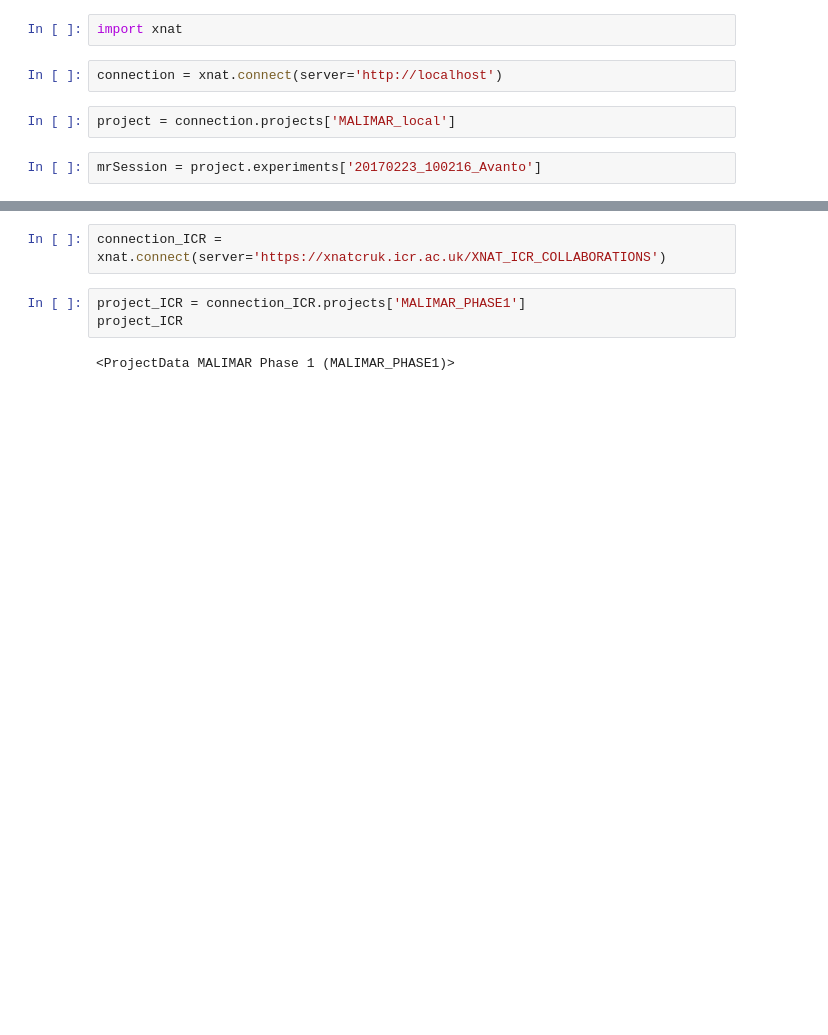
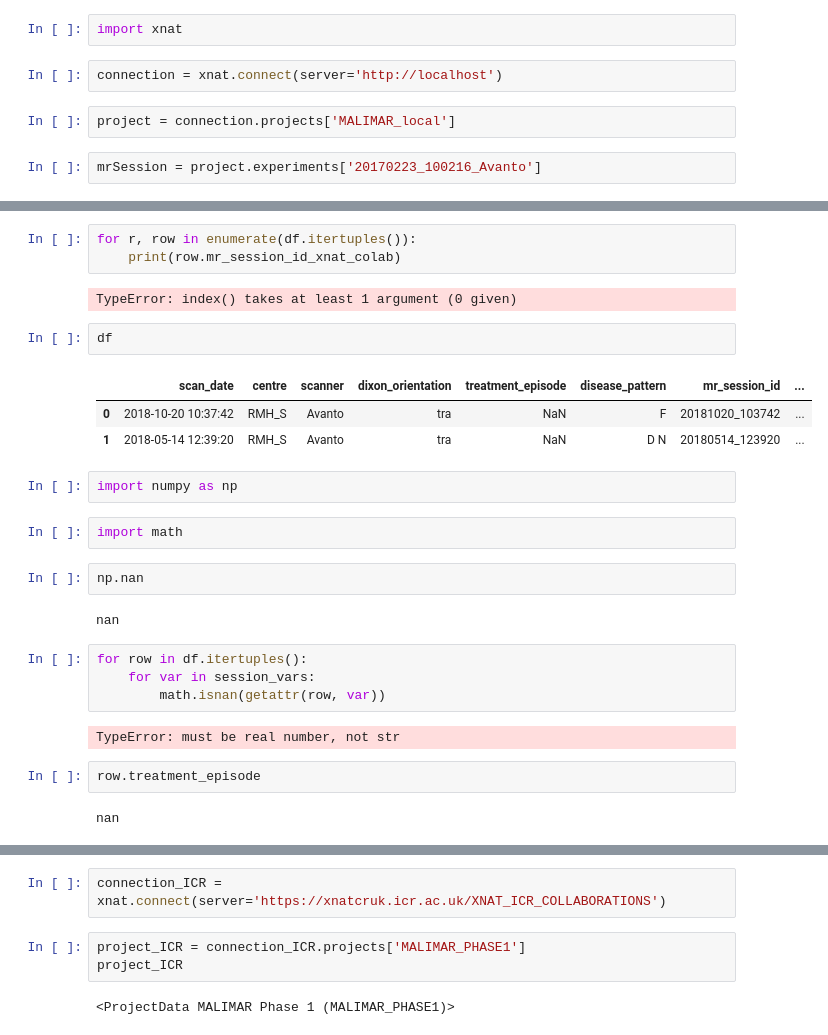
Before and after one commit to theo-barfoot/MALIMAR_data_cleaning, a Jupyter notebook: scrap.ipynb, the cells around one changed output, grey strips where cells are left out. Saved outputs shown, nothing was run; the diff lists cells and outputs as text; blank space fills up the shorter version.

```diff
--- a/scrap.ipynb
+++ b/scrap.ipynb
@@ -1892,0 +1932,29 @@ project
+# %%
+for r, row in enumerate(df.itertuples()):
+    print(row.mr_session_id_xnat_colab)
+# %% [output]
+TypeError: index() takes at least 1 argument (0 given)
+# %%
+df
+# %% [output]
+|  | scan_date | centre | scanner | dixon_orientation | treatment_episode | disease_pattern | mr_session_id | ... |
+| 0 | 2018-10-20 10:37:42 | RMH_S | Avanto | tra | NaN | F | 20181020_103742 | ... |
+| 1 | 2018-05-14 12:39:20 | RMH_S | Avanto | tra | NaN | D N | 20180514_123920 | ... |
+# %%
+import numpy as np
+# %%
+import math
+# %%
+np.nan
+# %% [output]
+nan
+# %%
+for row in df.itertuples():
+    for var in session_vars:
+        math.isnan(getattr(row, var))
+# %% [output]
+TypeError: must be real number, not str
+# %%
+row.treatment_episode
+# %% [output]
+nan
```
Also changed, not shown: parts of 23 cells of this notebook, 3 other files.
